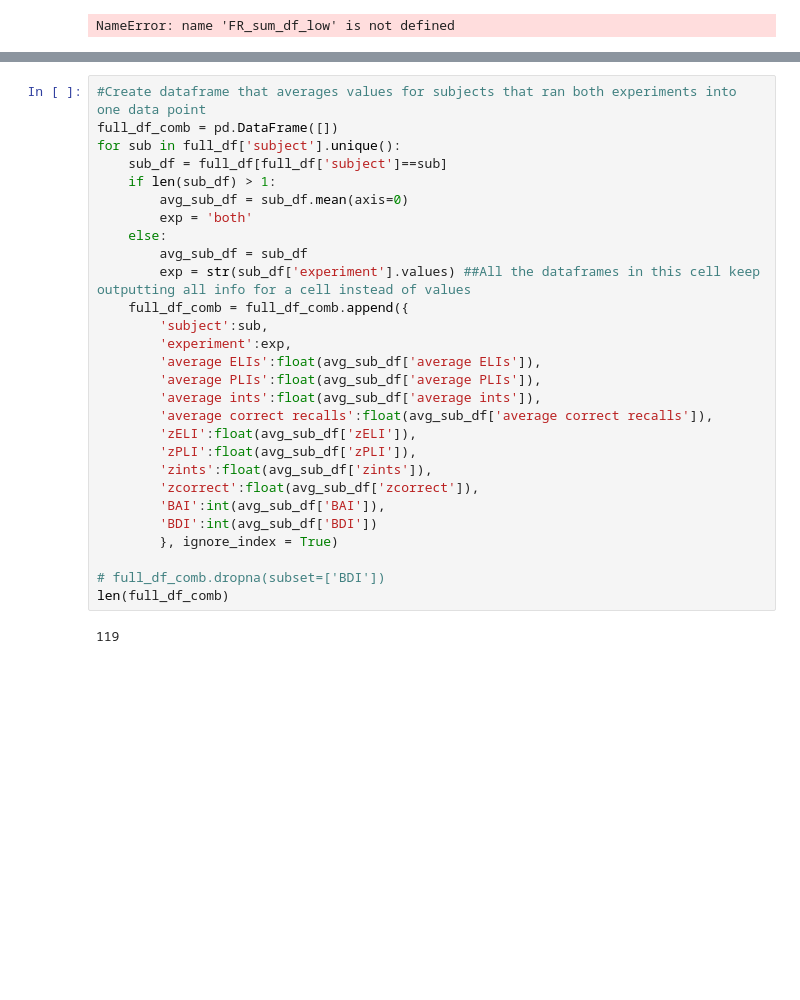
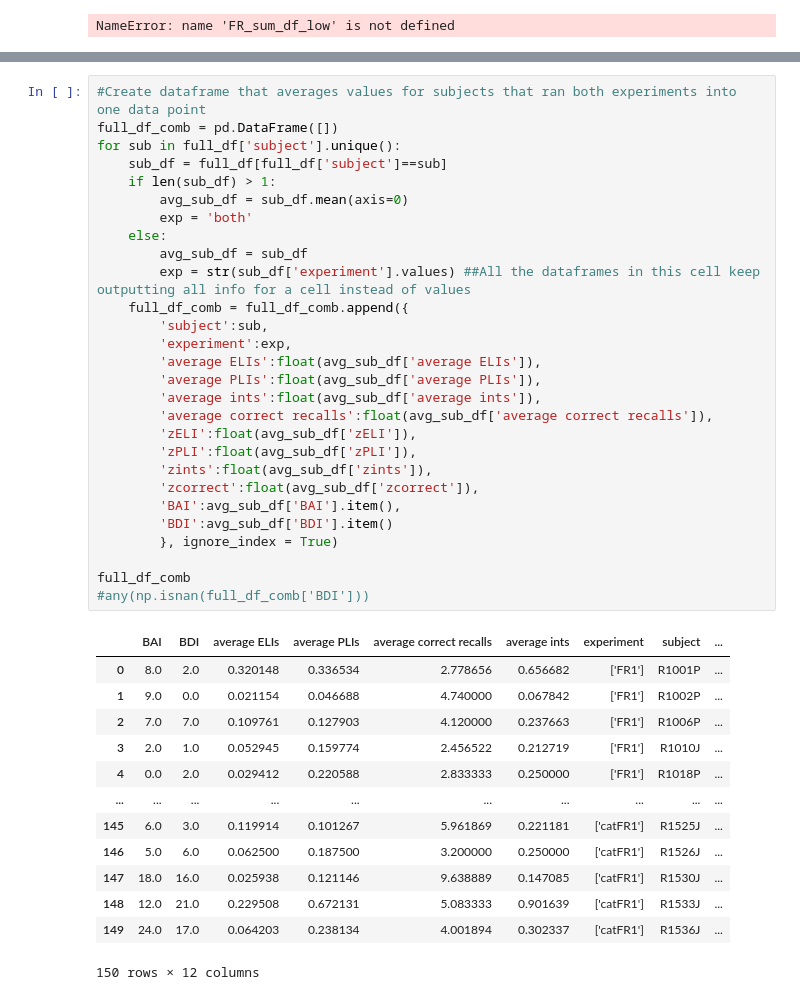
Before and after one commit to NoaHerz/Mental_health, a Jupyter notebook: MH_intrusion.ipynb, the cells around one changed output, grey strips where cells are left out. Drawn from its saved outputs; the diff is of its cells as text; blank space fills up the shorter version.

```diff
--- a/MH_intrusion.ipynb
+++ b/MH_intrusion.ipynb
@@ -595,33 +570,45 @@ See the caveats in the documentation: https://pandas.pydata.org/pandas-docs/stab
 # %%
 #Create dataframe that averages values for subjects that ran both experiments into one data point
 full_df_comb = pd.DataFrame([])
 for sub in full_df['subject'].unique():
     sub_df = full_df[full_df['subject']==sub]
     if len(sub_df) > 1:
         avg_sub_df = sub_df.mean(axis=0)
         exp = 'both'
     else:
         avg_sub_df = sub_df
         exp = str(sub_df['experiment'].values) ##All the dataframes in this cell keep outputting all info for a cell instead of values
     full_df_comb = full_df_comb.append({
         'subject':sub,
         'experiment':exp,
         'average ELIs':float(avg_sub_df['average ELIs']),
         'average PLIs':float(avg_sub_df['average PLIs']),
         'average ints':float(avg_sub_df['average ints']),
         'average correct recalls':float(avg_sub_df['average correct recalls']),
         'zELI':float(avg_sub_df['zELI']),
         'zPLI':float(avg_sub_df['zPLI']),
         'zints':float(avg_sub_df['zints']),
         'zcorrect':float(avg_sub_df['zcorrect']),
-        'BAI':int(avg_sub_df['BAI']),
-        'BDI':int(avg_sub_df['BDI'])
+        'BAI':avg_sub_df['BAI'].item(),
+        'BDI':avg_sub_df['BDI'].item()
         }, ignore_index = True)
 
-# full_df_comb.dropna(subset=['BDI'])
-len(full_df_comb)
+full_df_comb
+#any(np.isnan(full_df_comb['BDI']))
 # %% [output]
+|  | BAI | BDI | average ELIs | average PLIs | average correct recalls | average ints | experiment | subject | ... |
+| 0 | 8.0 | 2.0 | 0.320148 | 0.336534 | 2.778656 | 0.656682 | ['FR1'] | R1001P | ... |
+| 1 | 9.0 | 0.0 | 0.021154 | 0.046688 | 4.740000 | 0.067842 | ['FR1'] | R1002P | ... |
+| 2 | 7.0 | 7.0 | 0.109761 | 0.127903 | 4.120000 | 0.237663 | ['FR1'] | R1006P | ... |
+| 3 | 2.0 | 1.0 | 0.052945 | 0.159774 | 2.456522 | 0.212719 | ['FR1'] | R1010J | ... |
+| 4 | 0.0 | 2.0 | 0.029412 | 0.220588 | 2.833333 | 0.250000 | ['FR1'] | R1018P | ... |
+| ... | ... | ... | ... | ... | ... | ... | ... | ... | ... |
+| 145 | 6.0 | 3.0 | 0.119914 | 0.101267 | 5.961869 | 0.221181 | ['catFR1'] | R1525J | ... |
+| 146 | 5.0 | 6.0 | 0.062500 | 0.187500 | 3.200000 | 0.250000 | ['catFR1'] | R1526J | ... |
+| 147 | 18.0 | 16.0 | 0.025938 | 0.121146 | 9.638889 | 0.147085 | ['catFR1'] | R1530J | ... |
+| 148 | 12.0 | 21.0 | 0.229508 | 0.672131 | 5.083333 | 0.901639 | ['catFR1'] | R1533J | ... |
+| 149 | 24.0 | 17.0 | 0.064203 | 0.238134 | 4.001894 | 0.302337 | ['catFR1'] | R1536J | ... |
-119
+150 rows × 12 columns
 # %%
 xs = ['BAI', 'BDI']
 ys = ['zPLI', 'zELI', 'zints', 'zcorrect']
```
Also changed, not shown: parts of 8 cells of this notebook.
